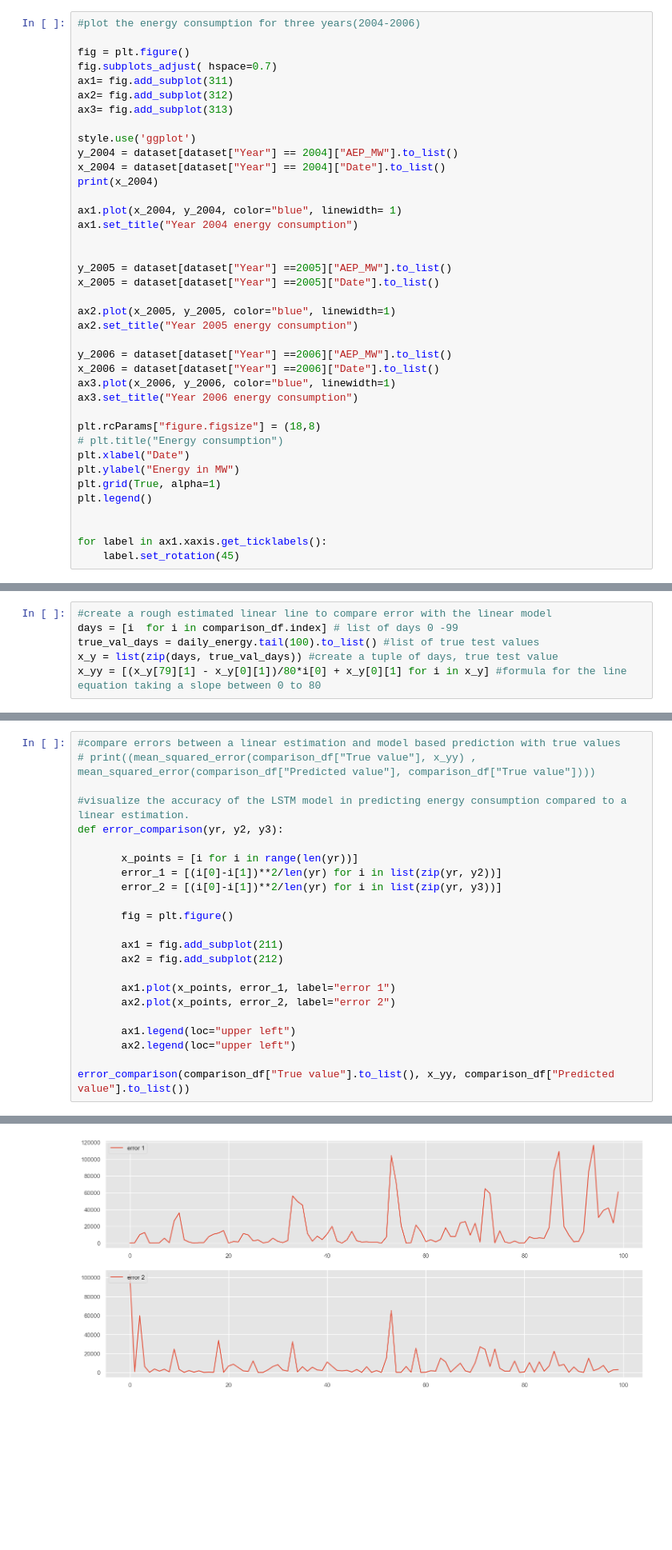
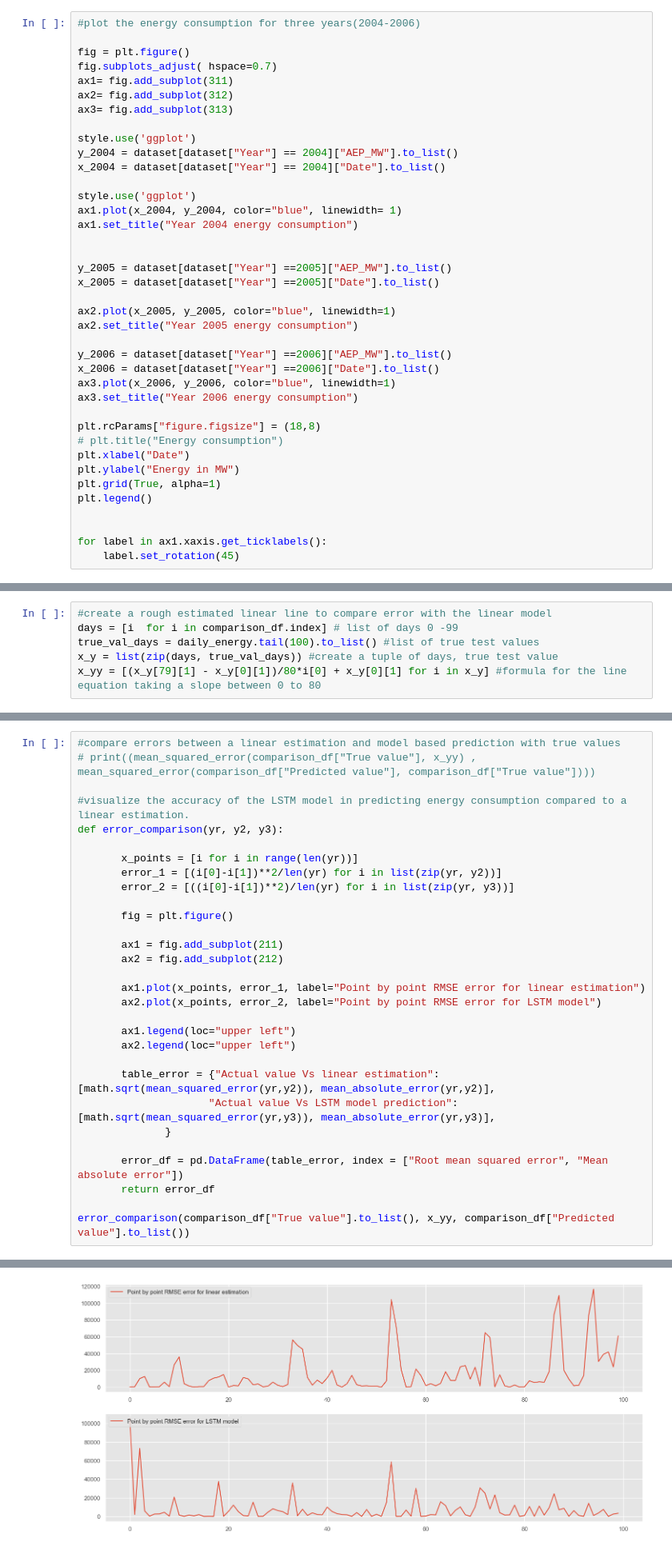
Before and after one commit to Mesfin-Kefyalew/load-forecasting-via-LSTM, a Jupyter notebook: load_predictor.ipynb, the cells around one changed output, grey strips where cells are left out. Shown at 80% size. Saved outputs shown, nothing was run; the diff lists cells and outputs as text; blank space fills up the shorter version.

```diff
--- a/load_predictor.ipynb
+++ b/load_predictor.ipynb
@@ -69,8 +71,8 @@ ax3= fig.add_subplot(313)
 style.use('ggplot')
 y_2004 = dataset[dataset["Year"] == 2004]["AEP_MW"].to_list()
 x_2004 = dataset[dataset["Year"] == 2004]["Date"].to_list()
-print(x_2004)
 
+style.use('ggplot')
 ax1.plot(x_2004, y_2004, color="blue", linewidth= 1)
 ax1.set_title("Year 2004 energy consumption")
 
@@ -289,18 +290,25 @@ def error_comparison(yr, y2, y3):
 
        x_points = [i for i in range(len(yr))]
        error_1 = [(i[0]-i[1])**2/len(yr) for i in list(zip(yr, y2))]
-       error_2 = [(i[0]-i[1])**2/len(yr) for i in list(zip(yr, y3))]
+       error_2 = [((i[0]-i[1])**2)/len(yr) for i in list(zip(yr, y3))]
 
        fig = plt.figure()
 
        ax1 = fig.add_subplot(211)
        ax2 = fig.add_subplot(212)
 
-       ax1.plot(x_points, error_1, label="error 1")
-       ax2.plot(x_points, error_2, label="error 2")
+       ax1.plot(x_points, error_1, label="Point by point RMSE error for linear estimation")
+       ax2.plot(x_points, error_2, label="Point by point RMSE error for LSTM model")
 
        ax1.legend(loc="upper left")
        ax2.legend(loc="upper left")
 
+       table_error = {"Actual value Vs linear estimation": [math.sqrt(mean_squared_error(yr,y2)), mean_absolute_error(yr,y2)],
+                     "Actual value Vs LSTM model prediction": [math.sqrt(mean_squared_error(yr,y3)), mean_absolute_error(yr,y3)],
+              }
+
+       error_df = pd.DataFrame(table_error, index = ["Root mean squared error", "Mean absolute error"])
+       return error_df
+
 error_comparison(comparison_df["True value"].to_list(), x_yy, comparison_df["Predicted value"].to_list())
 # %% [output]
@@ -307 +318 @@ error_comparison(comparison_df["True value"].to_list(), x_yy, comparison_df["Pre
-[figure, old version]
+[figure, new version]
```
Also changed, not shown: parts of 7 cells of this notebook.
